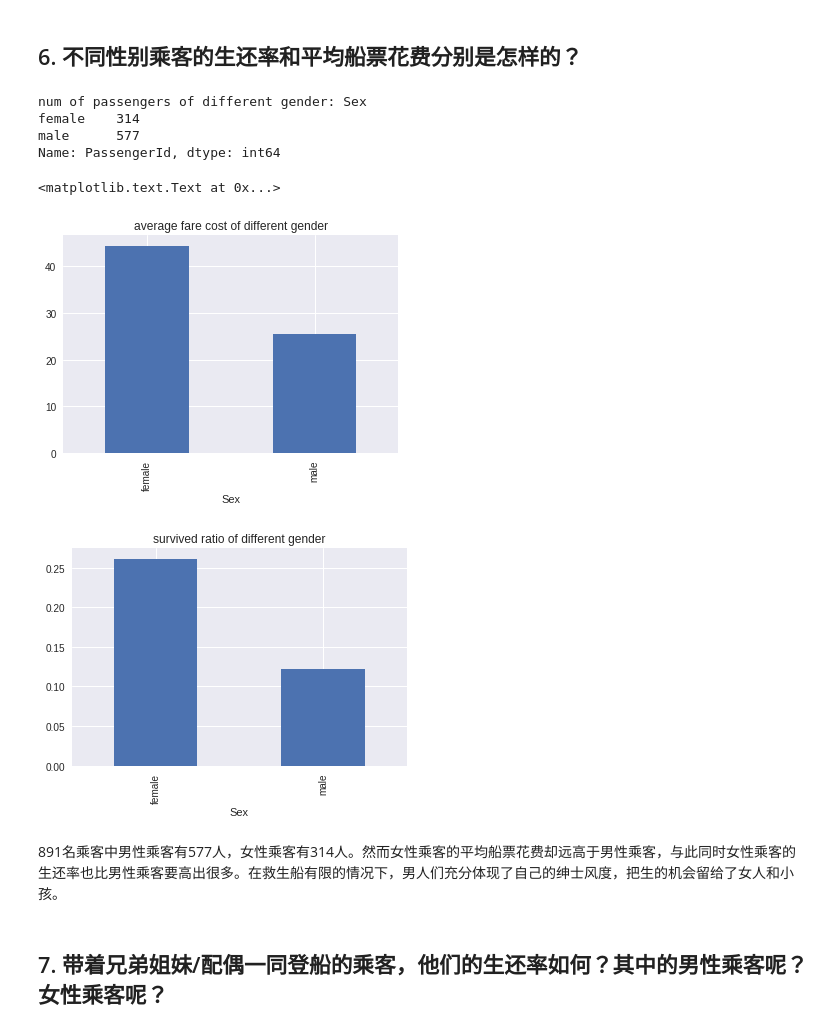
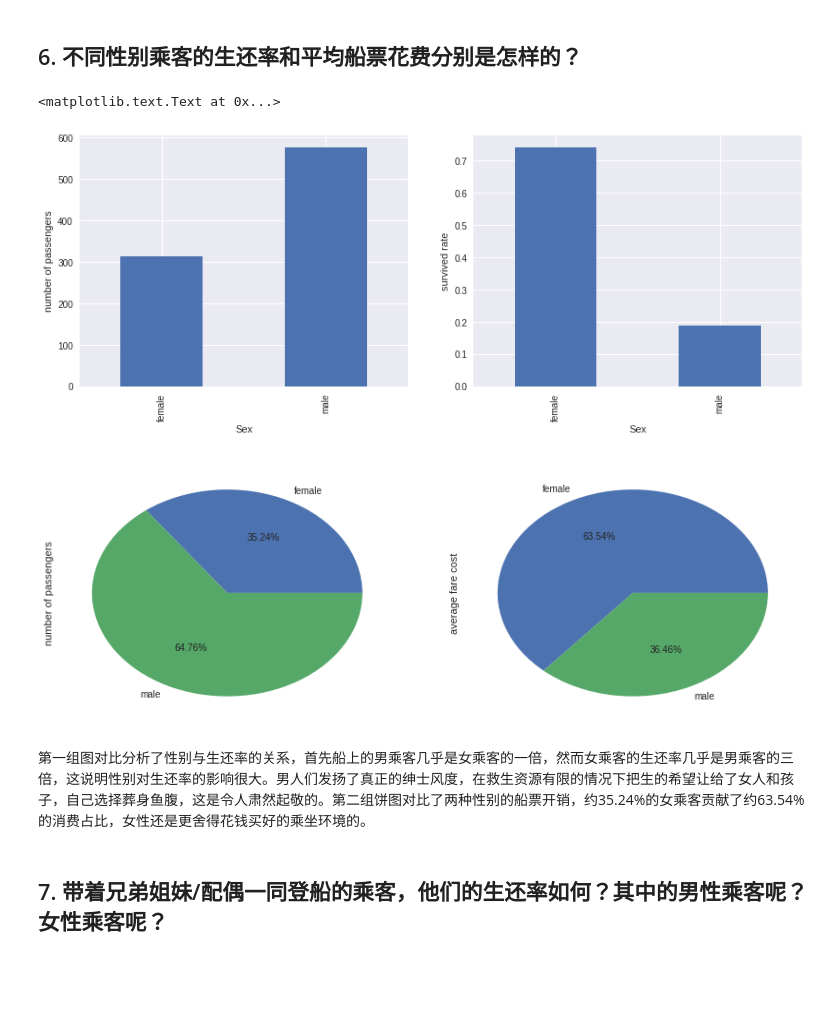
Before and after one commit to leesper/become-data-analyst, a Jupyter notebook: P2investigate_dataset/P2investivate_dataset.ipynb, the cells around one changed output. Saved outputs shown, nothing was run; the diff lists cells and outputs as text; code cells hidden in the pictures; blank space fills up the shorter version.

```diff
--- a/P2investigate_dataset/P2investivate_dataset.ipynb
+++ b/P2investigate_dataset/P2investivate_dataset.ipynb
@@ -282,32 +267,29 @@ Name: PassengerId, dtype: int64
 # %% [markdown]
 ## 6. 不同性别乘客的生还率和平均船票花费分别是怎样的？
-# %%
-passengers_grouped_gender = titanic_df.groupby('Sex')
-print('num of passengers of different gender: {}'.format(passengers_grouped_gender['PassengerId'].count()))
-
-# fare cost group by gender
-gender_grouped_sum = passengers_grouped_gender['Fare'].sum()
-gender_grouped_count = passengers_grouped_gender['PassengerId'].count()
-avg_fare_cost_gender = calculate_ratio(gender_grouped_sum, gender_grouped_count)
-ax2 = avg_fare_cost_gender.plot(kind='bar')
-ax2.set_title('average fare cost of different gender')
-
-plt.figure()
-
-# survival group by gender
-gender_grouped_survived = passengers_grouped_gender['Survived'].sum()
-survived_ratio_gender = calculate_ratio(gender_grouped_survived, float(len(titanic_df)))
-ax1 = survived_ratio_gender.plot(kind='bar')
-ax1.set_title('survived ratio of different gender')
-# %% [output]
-num of passengers of different gender: Sex
-female    314
-male      577
-Name: PassengerId, dtype: int64
-<matplotlib.text.Text at 0x...>
-[figure, removed]
-[figure, removed]
-# %% [markdown]
-891名乘客中男性乘客有577人，女性乘客有314人。然而女性乘客的平均船票花费却远高于男性乘客，与此同时女性乘客的生还率也比男性乘客要高出很多。在救生船有限的情况下，男人们充分体现了自己的绅士风度，把生的机会留给了女人和小孩。
+# %%
+group_by_gender = titanic_df.groupby('Sex')
+plt.figure(figsize=(14, 5))
+plt.subplot(1, 2, 1)
+group_by_gender['PassengerId'].count().plot(kind='bar')
+plt.ylabel('number of passengers')
+
+plt.subplot(1, 2, 2)
+group_by_gender['Survived'].mean().plot(kind='bar')
+plt.ylabel('survived rate')
+
+plt.figure(figsize=(14, 5))
+plt.subplot(1, 2, 1)
+group_by_gender['PassengerId'].count().plot(kind='pie', autopct='%.2f%%', labels=['female', 'male'])
+plt.ylabel('number of passengers')
+
+plt.subplot(1, 2, 2)
+group_by_gender['Fare'].mean().plot(kind='pie', autopct='%.2f%%', labels=['female', 'male'])
+plt.ylabel('average fare cost')
+# %% [output]
+<matplotlib.text.Text at 0x...>
+[figure, added]
+[figure, added]
+# %% [markdown]
+第一组图对比分析了性别与生还率的关系，首先船上的男乘客几乎是女乘客的一倍，然而女乘客的生还率几乎是男乘客的三倍，这说明性别对生还率的影响很大。男人们发扬了真正的绅士风度，在救生资源有限的情况下把生的希望让给了女人和孩子，自己选择葬身鱼腹，这是令人肃然起敬的。第二组饼图对比了两种性别的船票开销，约35.24%的女乘客贡献了约63.54%的消费占比，女性还是更舍得花钱买好的乘坐环境的。
 # %% [markdown]
 ## 7. 带着兄弟姐妹/配偶一同登船的乘客，他们的生还率如何？其中的男性乘客呢？女性乘客呢？
```
Also changed, not shown: parts of 35 cells of this notebook.
